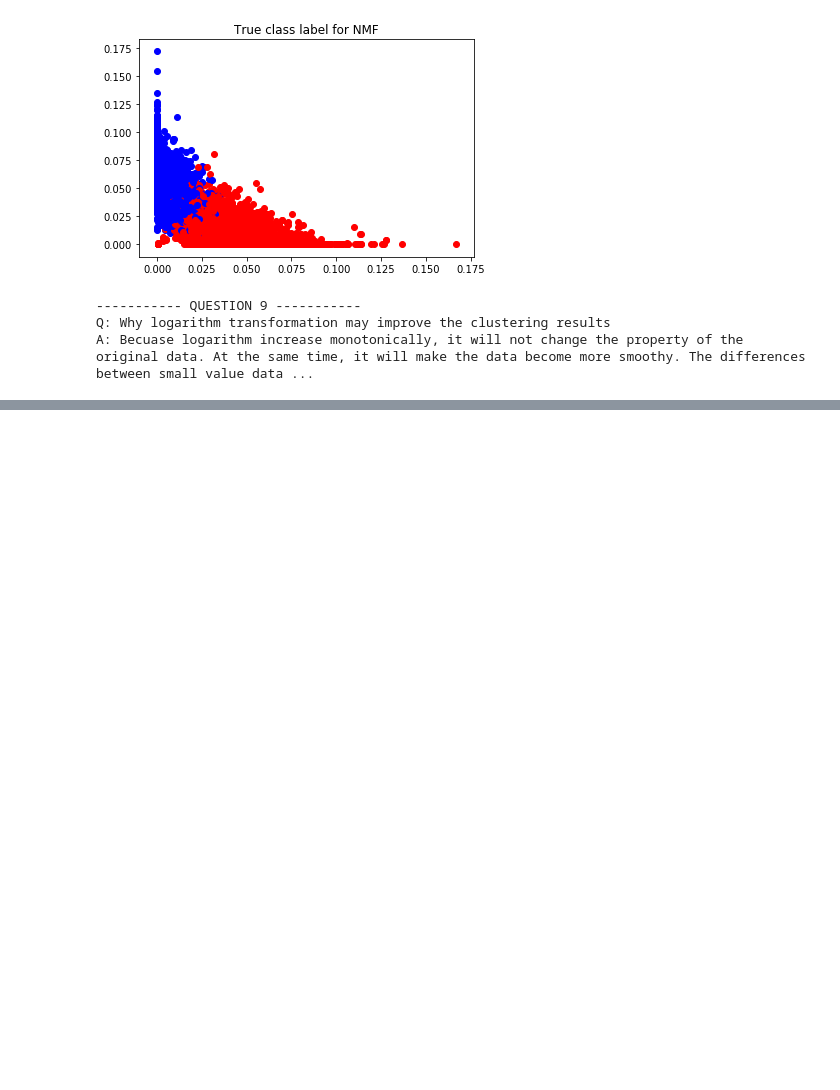
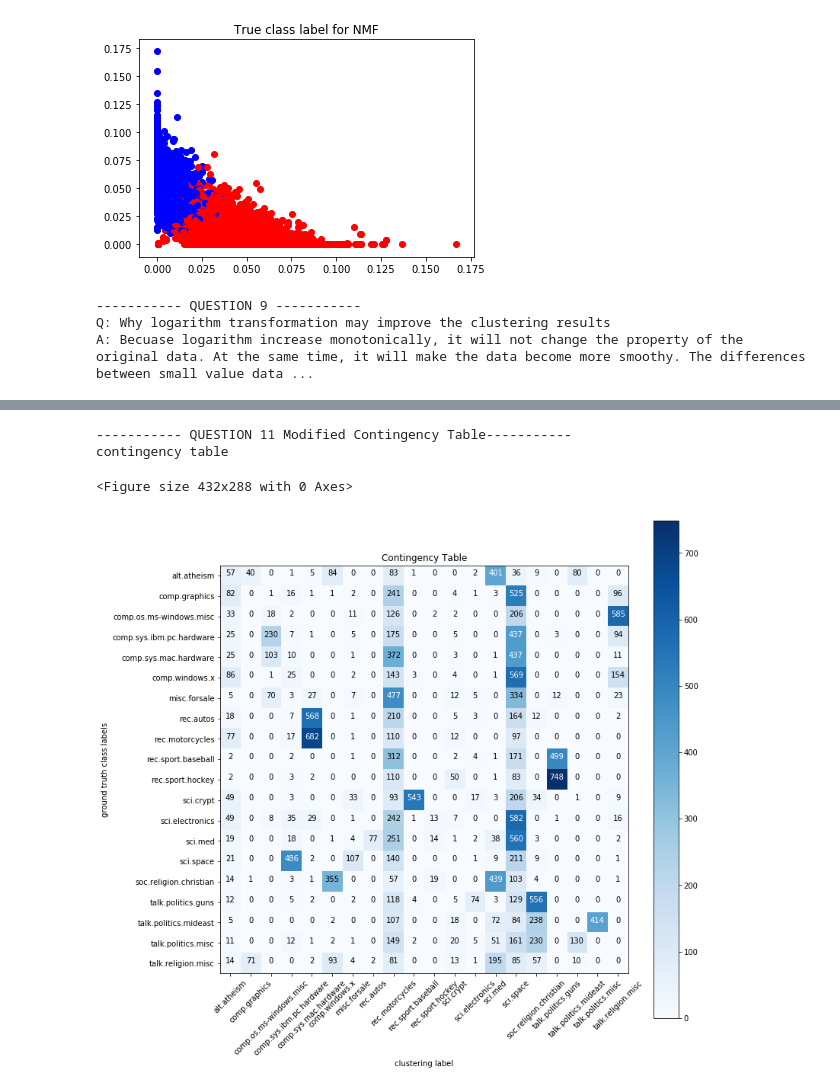
Before and after one commit to ztsorojev/K-means-Clustering, a Jupyter notebook: EE219_Project2.ipynb, the cells around one changed output, grey strips where cells are left out. Cells and saved outputs as stored; diff of their text form; code cells hidden in the pictures; blank space fills up the shorter version.

```diff
--- a/EE219_Project2.ipynb
+++ b/EE219_Project2.ipynb
@@ -539,0 +537,40 @@ The dimension of the TF-IDF matrix is  (18846, 52295)
+# %%
+"""
+QUESTION 11
+"""
+print("----------- QUESTION 11 Modified Contingency Table-----------")
+
+# report contingency table
+print("the contingency table is \n", metrics.cluster.contingency_matrix(y,y_pred))
+
+# plot the contingency table
+classes = ['alt.atheism',
+ 'comp.graphics',
+ 'comp.os.ms-windows.misc',
+ 'comp.sys.ibm.pc.hardware',
+ 'comp.sys.mac.hardware',
+ 'comp.windows.x',
+ 'misc.forsale',
+ 'rec.autos',
+ 'rec.motorcycles',
+ 'rec.sport.baseball',
+ 'rec.sport.hockey',
+ 'sci.crypt',
+ 'sci.electronics',
+ 'sci.med',
+ 'sci.space',
+ 'soc.religion.christian',
+ 'talk.politics.guns',
+ 'talk.politics.mideast',
+ 'talk.politics.misc',
+ 'talk.religion.misc']
+
+plt.figure()
+plt.figure(figsize=(12,12))
+plot_contingency_table(metrics.cluster.contingency_matrix(y,y_pred), classes, normalize=False)
+plt.show()
+# %% [output]
+----------- QUESTION 11 Modified Contingency Table-----------
+contingency table
+<Figure size 432x288 with 0 Axes>
+[figure, added]
```
Also changed, not shown: parts of 8 cells of this notebook.
